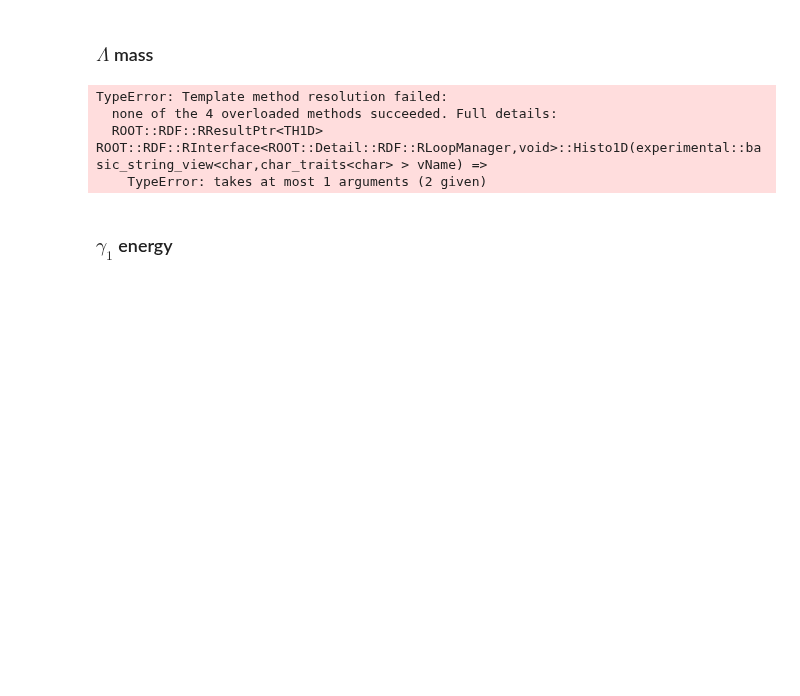
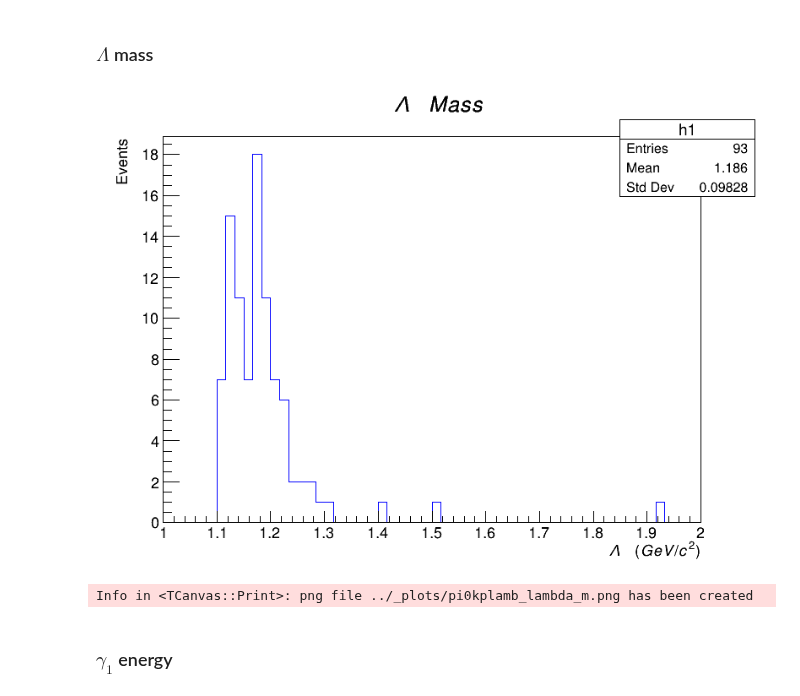
Before and after one commit to dancbart/gluex, a Jupyter notebook: analysis/pi0kplamb_flat_analysis.ipynb, the cells around one changed output. Drawn from its saved outputs; the diff is of its cells as text; code cells hidden in the pictures; blank space fills up the shorter version.

Commit message:
added Lambda mass histogram

```diff
--- a/analysis/pi0kplamb_flat_analysis.ipynb
+++ b/analysis/pi0kplamb_flat_analysis.ipynb
@@ -199,29 +192,27 @@ Info in <TCanvas::Print>: png file ../_plots/pi0kplamb_pi0_m.png has been create
 # %%
 from IPython.display import Image, display
 
 def plot_hist(df):
 
     dfFiltered = df
 
     canvas = ROOT.TCanvas('c', 'c', 800, 600)
-    h1 = dfFiltered.Histo1D(('h1', '$\Lambda$ Mass', 60, 0.05, 0.2), 'decayingLambda_m')
+    h1 = dfFiltered.Histo1D(('h1', '$\Lambda$ Mass', 60, 1.0, 2.0), 'decayingLambda_m')
     # h1.SetState(False)
     h1.SetLineColor(ROOT.kBlue)
     h1.GetXaxis().SetTitle('$\Lambda$ (GeV/c^{2})')
     h1.GetYaxis().SetTitle('Events')
     h1.Draw()
 
     img_path = '../_plots/pi0kplamb_lambda_m.png'
     canvas.SaveAs(img_path)
     canvas.Close()
     display(Image(filename=img_path))
 
 plot_hist(dfpi0kplamb)
 # %% [output]
+[figure, added]
-TypeError: Template method resolution failed:
-  none of the 4 overloaded methods succeeded. Full details:
-  ROOT::RDF::RResultPtr<TH1D> ROOT::RDF::RInterface<ROOT::Detail::RDF::RLoopManager,void>::Histo1D(experimental::basic_string_view<char,char_traits<char> > vName) =>
-    TypeError: takes at most 1 arguments (2 given)
+Info in <TCanvas::Print>: png file ../_plots/pi0kplamb_lambda_m.png has been created
 # %% [markdown]
 ### $\gamma_{1}$ energy
 # %%
```
Also changed, not shown: parts of 5 cells of this notebook.
